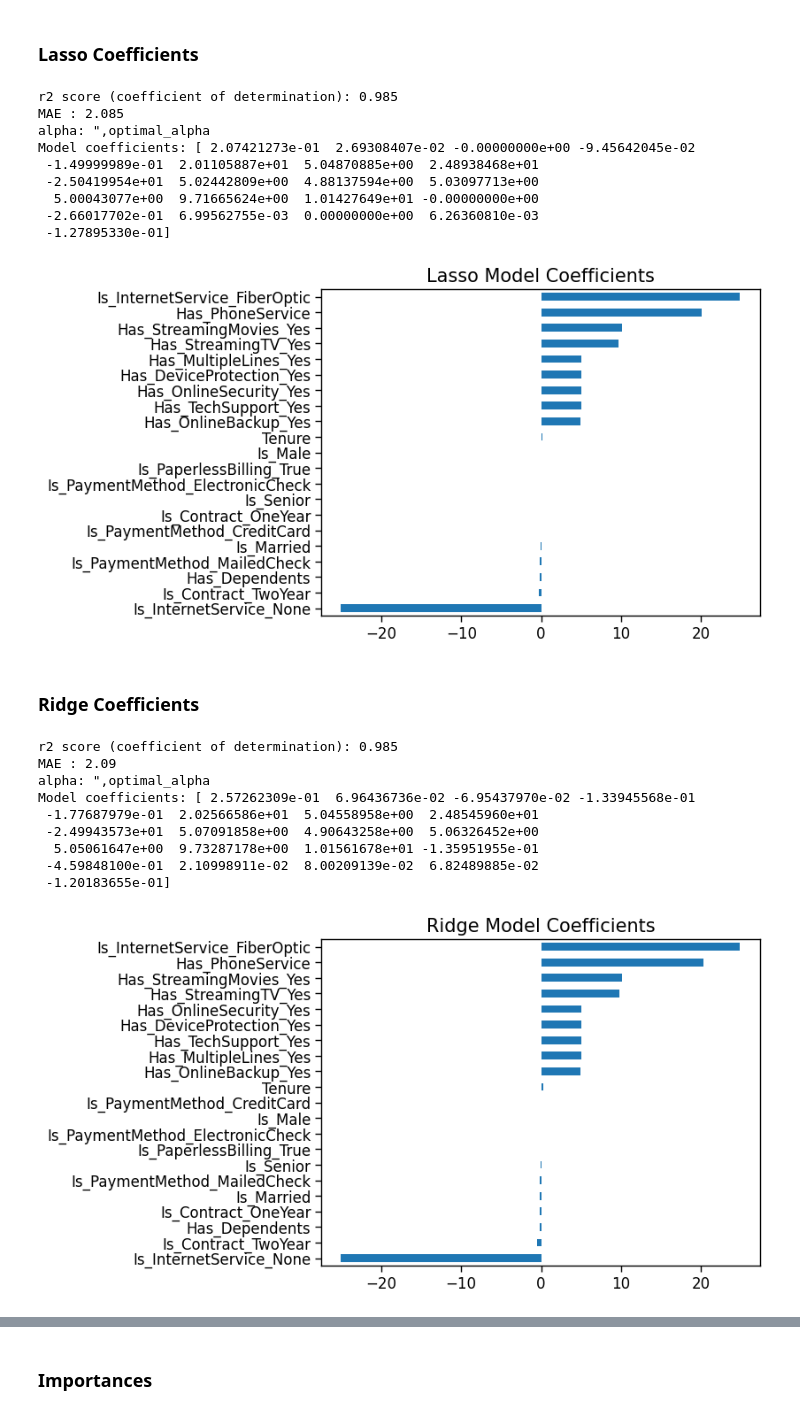
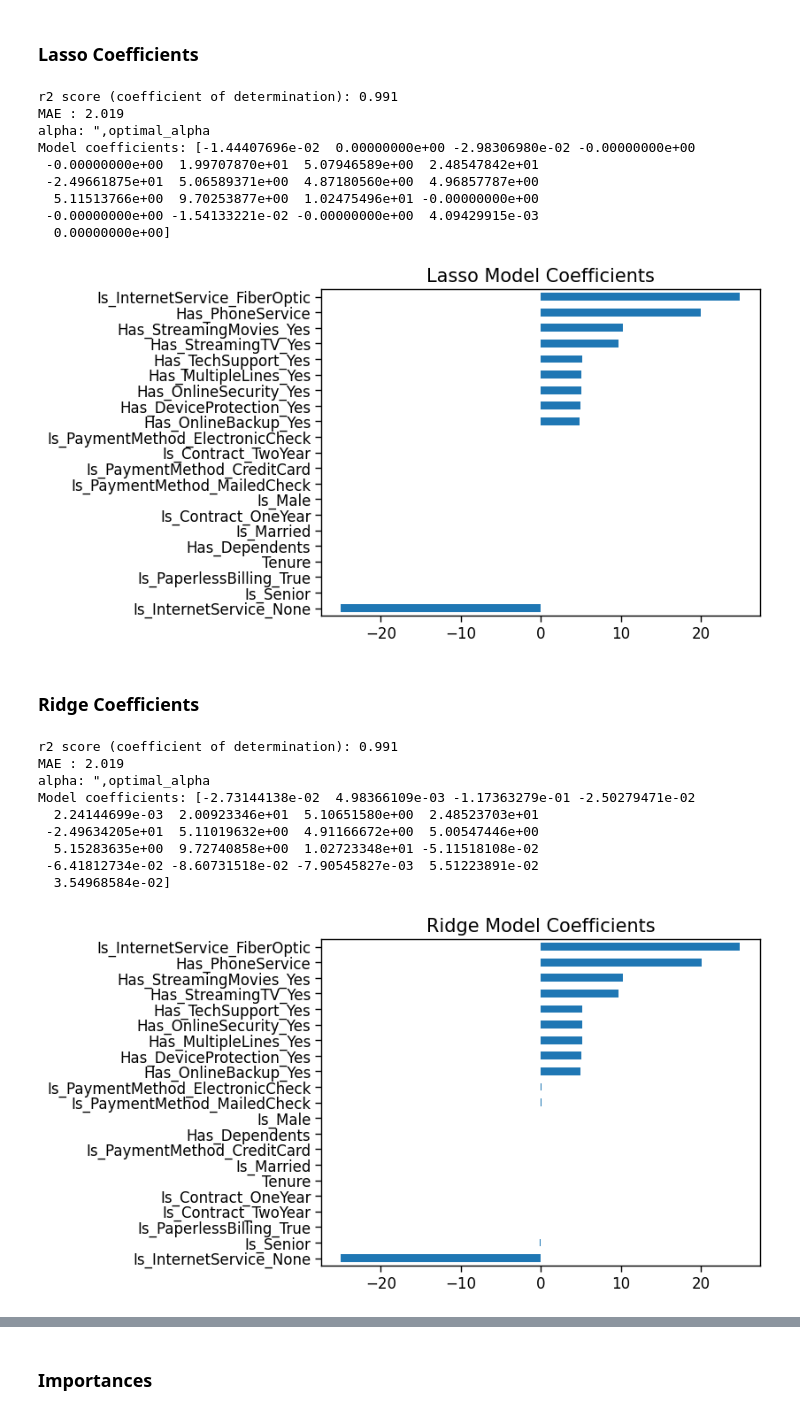
Before and after one commit to kitlapp/Telco_ML, a Jupyter notebook: Regression_ML.ipynb, the cells around one changed output, grey strips where cells are left out. Drawn from its saved outputs; the diff is of its cells as text; code cells hidden in the pictures.

```diff
--- a/Regression_ML.ipynb
+++ b/Regression_ML.ipynb
@@ -167,3 +169,8 @@ df_f.drop(['Total_Charges', 'Is_Churned'], axis=1, inplace=True)
+# %%
+#We also drop Tenure =0 since it constitutes a mistake The other fields have specific values and one would expect the Avg_Monthly_Charges to be of some value
+#But it actually has 0 costs. It is noise
+df = df[df['Tenure'] > 0].copy()
+df_f = df_f[df_f['Tenure'] > 0].copy()
 # %% [markdown]
 #First Approach: DataSet with No Additional Features
 # %% [markdown]
@@ -437,13 +439,22 @@ regr_results = pd.concat([regr_results, pd.json_normalize({
                                                            'r2':   round(r2_score(y_test, y_pred),5),
                                                            'MAE':  round(mean_absolute_error(y_test, y_pred),5)})])
 
-# SVM Regression ------------------------------------------------------------
-svr = SVR(kernel='linear', C=1.0) # Linear kernel matches your high R2 findings
+# SVM Regression Linear ------------------------------------------------------------
+svr = SVR(kernel='linear', C=1.0) # Linear kernel matches Lineear Regression
 svr.fit(X_train, y_train)
 y_pred = svr.predict(X_test)
 
 regr_results = pd.concat([regr_results, pd.json_normalize({
-                                                      'Model': 'SVR',
+                                                      'Model': 'SVR Linear',
+                                                           'r2':   round(r2_score(y_test, y_pred),5),
+                                                           'MAE':  round(mean_absolute_error(y_test, y_pred),5)})])
+# SVM Regression RBF ------------------------------------------------------------
+svr = SVR() # Non Linear Kernel
+svr.fit(X_train, y_train)
+y_pred = svr.predict(X_test)
+
+regr_results = pd.concat([regr_results, pd.json_normalize({
+                                                      'Model': 'SVR NonLinear',
                                                            'r2':   round(r2_score(y_test, y_pred),5),
                                                            'MAE':  round(mean_absolute_error(y_test, y_pred),5)})])
 
@@ -453,7 +464,7 @@ xgb.fit(X_train, y_train)
 y_pred = xgb.predict(X_test)
 
 regr_results = pd.concat([regr_results, pd.json_normalize({
-                                                      'Model': 'XGBoost',
+                                                      'Model': 'XGRegressor',
                                                            'r2':   round(r2_score(y_test, y_pred),5),
                                                            'MAE':  round(mean_absolute_error(y_test, y_pred),5)})])
 # %%
@@ -529,51 +529,51 @@ coef = pd.Series(lasso_regr.coef_, X_train.columns).sort_values()
 coef.plot(kind='barh', title='Lasso Model Coefficients')
 plt.show()
 # %% [output]
-r2 score (coefficient of determination): 0.985
-MAE : 2.085
+r2 score (coefficient of determination): 0.991
+MAE : 2.019
 alpha: ",optimal_alpha
-Model coefficients: [ 2.07421273e-01  2.69308407e-02 -0.00000000e+00 -9.45642045e-02
- -1.49999989e-01  2.01105887e+01  5.04870885e+00  2.48938468e+01
- -2.50419954e+01  5.02442809e+00  4.88137594e+00  5.03097713e+00
-  5.00043077e+00  9.71665624e+00  1.01427649e+01 -0.00000000e+00
- -2.66017702e-01  6.99562755e-03  0.00000000e+00  6.26360810e-03
- -1.27895330e-01]
+Model coefficients: [-1.44407696e-02  0.00000000e+00 -2.98306980e-02 -0.00000000e+00
+ -0.00000000e+00  1.99707870e+01  5.07946589e+00  2.48547842e+01
+ -2.49661875e+01  5.06589371e+00  4.87180560e+00  4.96857787e+00
+  5.11513766e+00  9.70253877e+00  1.02475496e+01 -0.00000000e+00
+ -0.00000000e+00 -1.54133221e-02 -0.00000000e+00  4.09429915e-03
+  0.00000000e+00]
-[figure, old version]
+[figure, new version]
 # %% [markdown]
 ### Ridge Coefficients
 # %%
 #Ridge Regression--------------------------------------------------------------
 ridgeCV_model = RidgeCV(alphas=np.logspace(-6, 6, 13), scoring='r2', cv=10)
 ridgeCV_model.fit(X_train, y_train)
 optimal_alpha = ridgeCV_model.alpha_
 #
 ridge_regr = Ridge(alpha = optimal_alpha)
 ridge_regr.fit(X_train, y_train)
 y_pred = ridge_regr.predict(X_test)
 
 print('r2 score (coefficient of determination): '+str(round(r2_score(y_test, y_pred),3)))
 print('MAE : ' +str(round(mean_absolute_error(y_test, y_pred),3)))
 print('alpha: ",optimal_alpha')
 #
 print('Model coefficients:', ridge_regr.coef_)
 #extract the coefficients
-coef_lasso = pd.DataFrame({"var": X_train.columns,
+coef_ridge = pd.DataFrame({"var": X_train.columns,
                            "coef":ridge_regr.coef_})
 
-coef = pd.Series(ridge_regr.coef_, X_train.columns).sort_values()
-coef.plot(kind='barh', title='Ridge Model Coefficients')
+coef_ridge = pd.Series(ridge_regr.coef_, X_train.columns).sort_values()
+coef_ridge.plot(kind='barh', title='Ridge Model Coefficients')
 plt.show()
 # %% [output]
-r2 score (coefficient of determination): 0.985
-MAE : 2.09
+r2 score (coefficient of determination): 0.991
+MAE : 2.019
 alpha: ",optimal_alpha
-Model coefficients: [ 2.57262309e-01  6.96436736e-02 -6.95437970e-02 -1.33945568e-01
- -1.77687979e-01  2.02566586e+01  5.04558958e+00  2.48545960e+01
- -2.49943573e+01  5.07091858e+00  4.90643258e+00  5.06326452e+00
-  5.05061647e+00  9.73287178e+00  1.01561678e+01 -1.35951955e-01
- -4.59848100e-01  2.10998911e-02  8.00209139e-02  6.82489885e-02
- -1.20183655e-01]
+Model coefficients: [-2.73144138e-02  4.98366109e-03 -1.17363279e-01 -2.50279471e-02
+  2.24144699e-03  2.00923346e+01  5.10651580e+00  2.48523703e+01
+ -2.49634205e+01  5.11019632e+00  4.91166672e+00  5.00547446e+00
+  5.15283635e+00  9.72740858e+00  1.02723348e+01 -5.11518108e-02
+ -6.41812734e-02 -8.60731518e-02 -7.90545827e-03  5.51223891e-02
+  3.54968584e-02]
-[figure, old version]
+[figure, new version]
 # %%
 # Optional: create a new DataFrame named 'comparison' where you can combine/compare the actual and predicted values
 # Create a new column 'y_actual' and set its values to the ones contained in y_test
```
Also changed, not shown: parts of 37 cells of this notebook.
